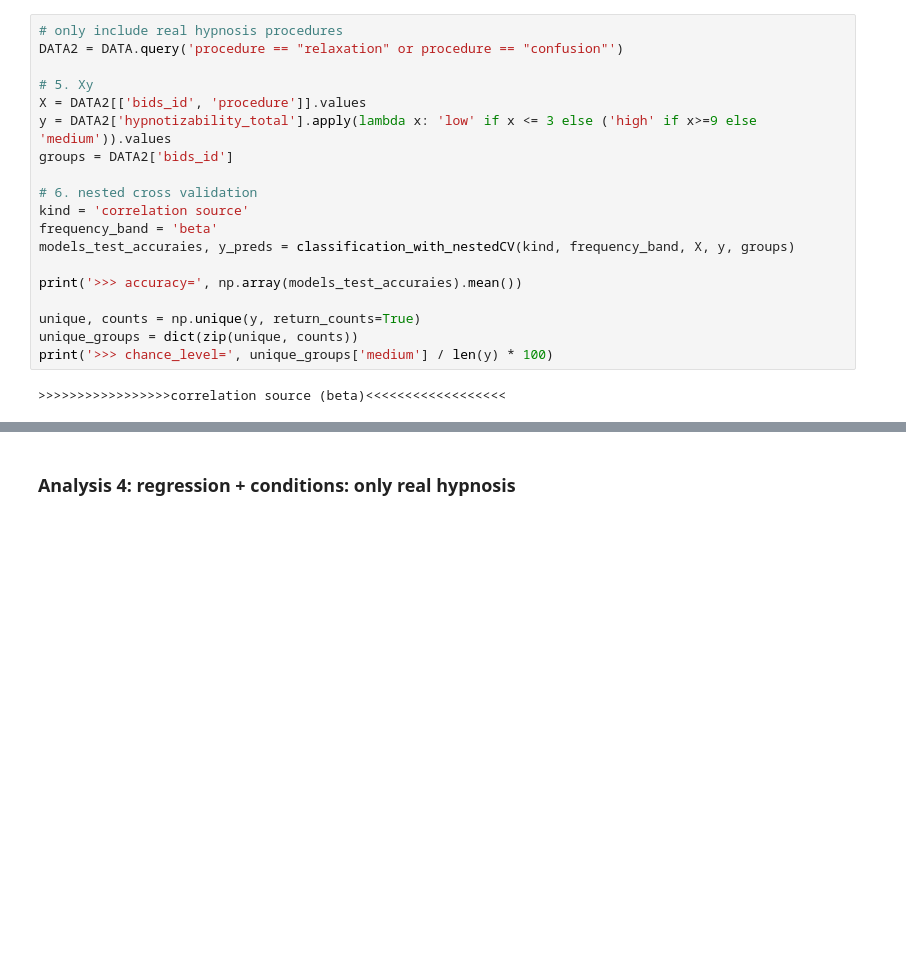
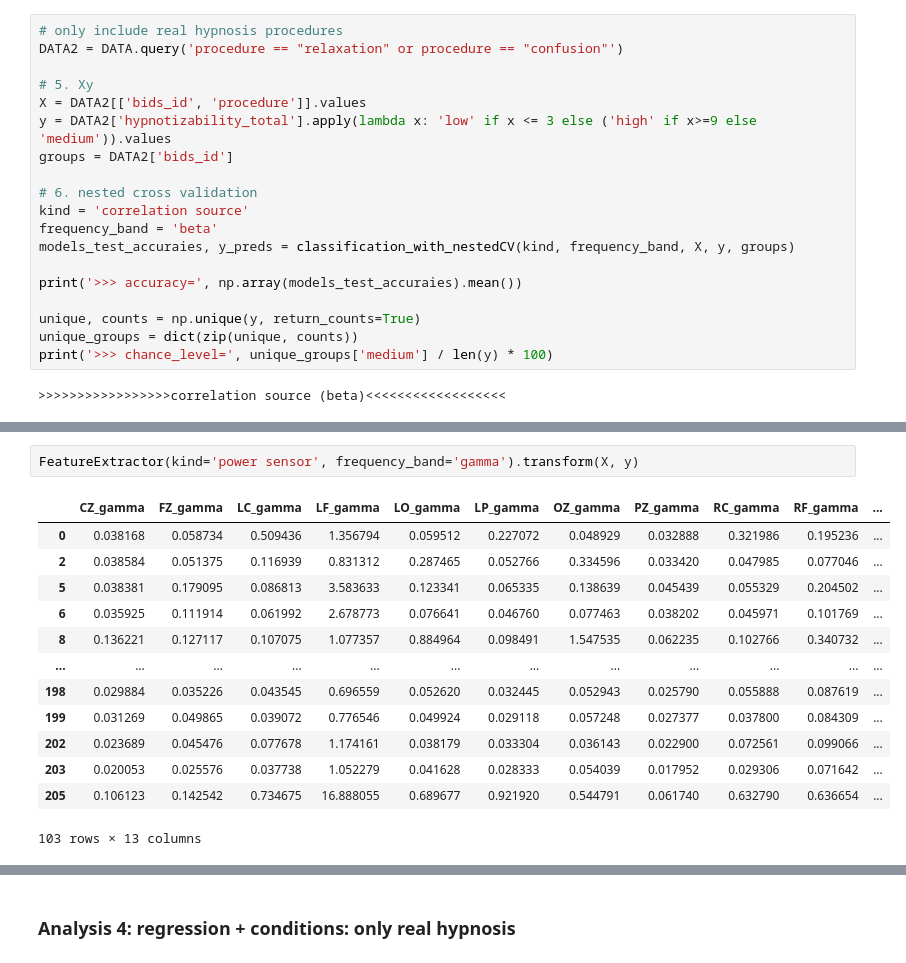
Before and after one commit to Yeganehfrh/SugNet, a Jupyter notebook: notebooks/archived/post_hoc_analysis.ipynb, the cells around one changed output, grey strips where cells are left out. Drawn from its saved outputs; the diff is of its cells as text; blank space fills up the shorter version.

```diff
--- a/notebooks/archived/post_hoc_analysis.ipynb
+++ b/notebooks/archived/post_hoc_analysis.ipynb
@@ -224,0 +255,16 @@ np.array(models_test_scores).mean()
+# %%
+FeatureExtractor(kind='power sensor', frequency_band='gamma').transform(X, y)
+# %% [output]
+|  | CZ_gamma | FZ_gamma | LC_gamma | LF_gamma | LO_gamma | LP_gamma | OZ_gamma | PZ_gamma | RC_gamma | RF_gamma | ... |
+| 0 | 0.038168 | 0.058734 | 0.509436 | 1.356794 | 0.059512 | 0.227072 | 0.048929 | 0.032888 | 0.321986 | 0.195236 | ... |
+| 2 | 0.038584 | 0.051375 | 0.116939 | 0.831312 | 0.287465 | 0.052766 | 0.334596 | 0.033420 | 0.047985 | 0.077046 | ... |
+| 5 | 0.038381 | 0.179095 | 0.086813 | 3.583633 | 0.123341 | 0.065335 | 0.138639 | 0.045439 | 0.055329 | 0.204502 | ... |
+| 6 | 0.035925 | 0.111914 | 0.061992 | 2.678773 | 0.076641 | 0.046760 | 0.077463 | 0.038202 | 0.045971 | 0.101769 | ... |
+| 8 | 0.136221 | 0.127117 | 0.107075 | 1.077357 | 0.884964 | 0.098491 | 1.547535 | 0.062235 | 0.102766 | 0.340732 | ... |
+| ... | ... | ... | ... | ... | ... | ... | ... | ... | ... | ... | ... |
+| 198 | 0.029884 | 0.035226 | 0.043545 | 0.696559 | 0.052620 | 0.032445 | 0.052943 | 0.025790 | 0.055888 | 0.087619 | ... |
+| 199 | 0.031269 | 0.049865 | 0.039072 | 0.776546 | 0.049924 | 0.029118 | 0.057248 | 0.027377 | 0.037800 | 0.084309 | ... |
+| 202 | 0.023689 | 0.045476 | 0.077678 | 1.174161 | 0.038179 | 0.033304 | 0.036143 | 0.022900 | 0.072561 | 0.099066 | ... |
+| 203 | 0.020053 | 0.025576 | 0.037738 | 1.052279 | 0.041628 | 0.028333 | 0.054039 | 0.017952 | 0.029306 | 0.071642 | ... |
+| 205 | 0.106123 | 0.142542 | 0.734675 | 16.888055 | 0.689677 | 0.921920 | 0.544791 | 0.061740 | 0.632790 | 0.636654 | ... |
+103 rows × 13 columns
```
Also changed, not shown: parts of 10 cells of this notebook.
